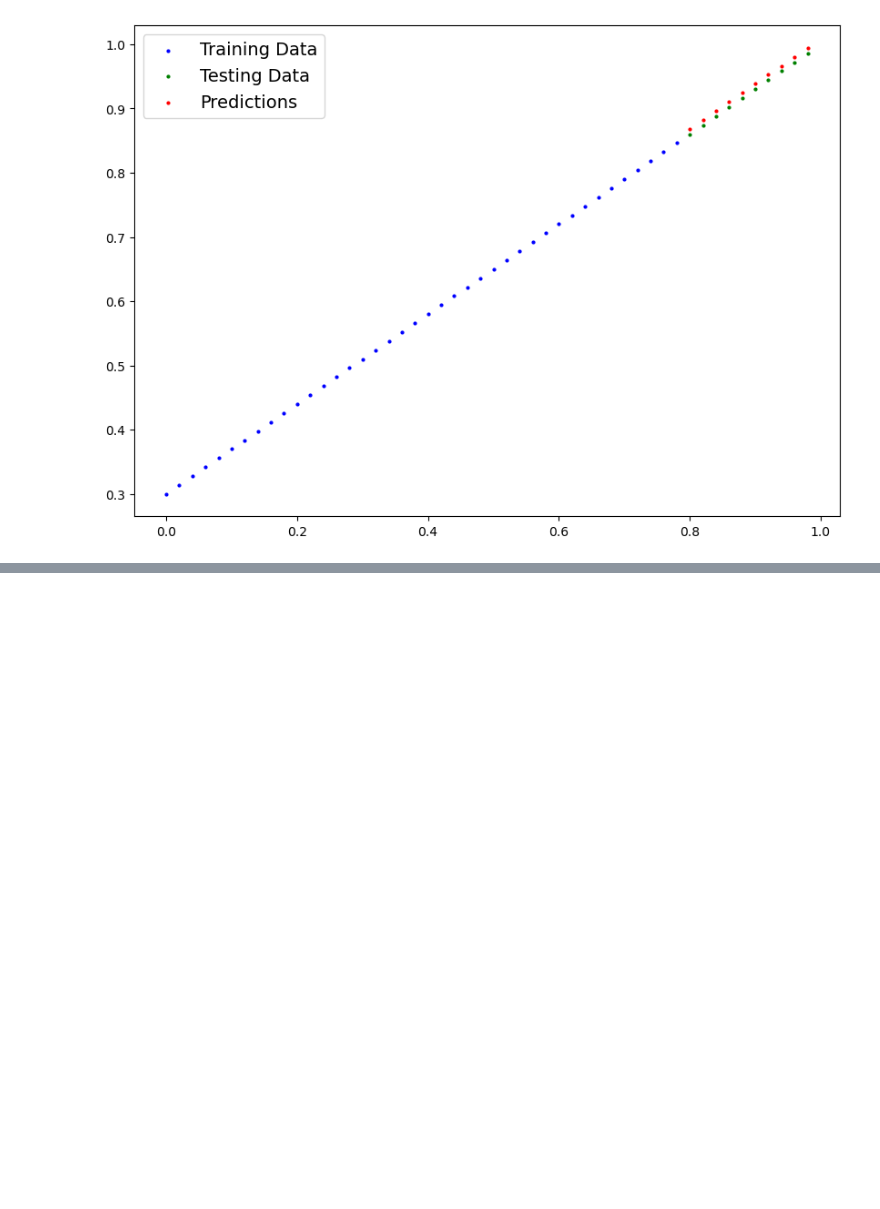
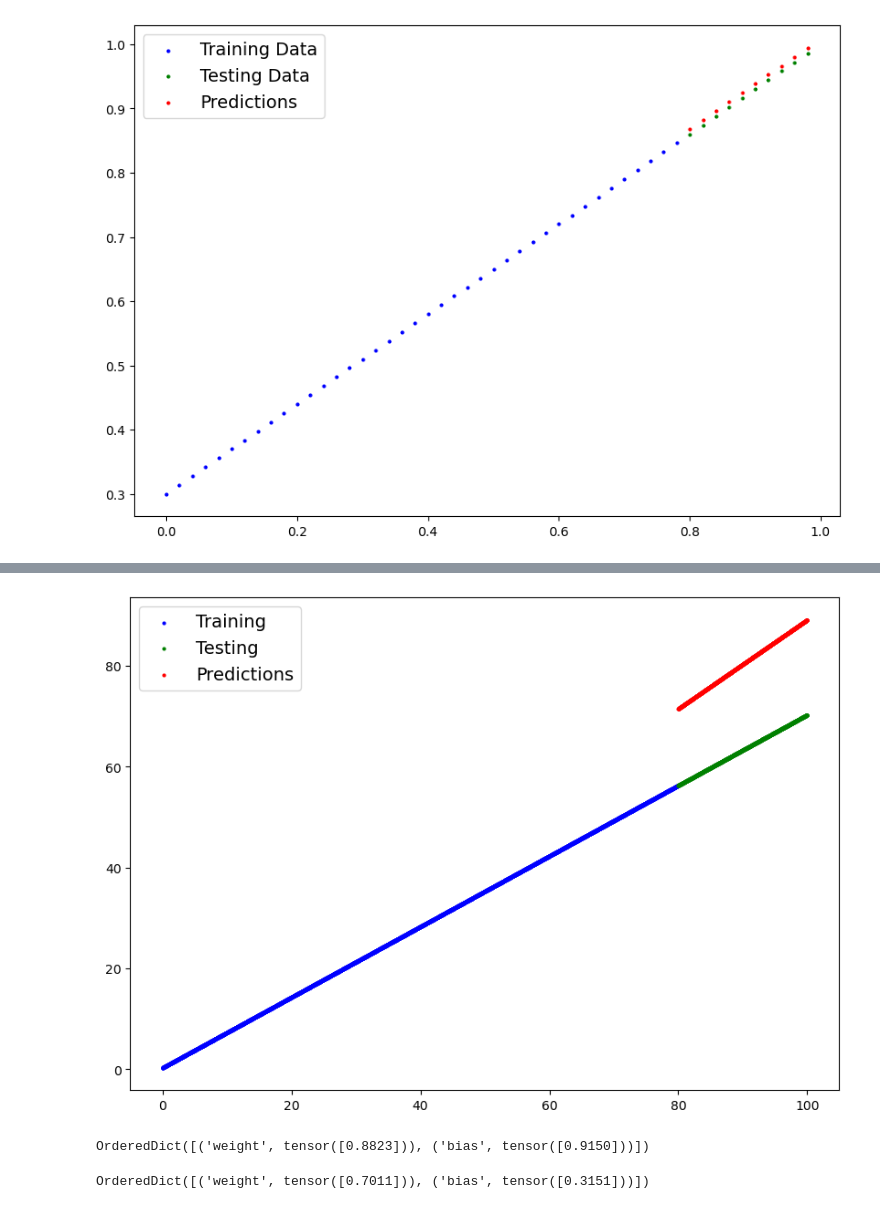
Before and after one commit to maheshsunuwar/deep-learning-pytorch, a Jupyter notebook: 01. PyTorch Workflow Fundamentals/01_pytorch_workflow_fundamentals.ipynb, the cells around one changed output, grey strips where cells are left out. Drawn from its saved outputs; the diff is of its cells as text; code cells hidden in the pictures; blank space fills up the shorter version.

```diff
--- a/01. PyTorch Workflow Fundamentals/01_pytorch_workflow_fundamentals.ipynb
+++ b/01. PyTorch Workflow Fundamentals/01_pytorch_workflow_fundamentals.ipynb
@@ -392,0 +524,16 @@ plot_predictions(predictions=y_preds_new)
+# %%
+# building a model
+torch.manual_seed(42)
+class CustomLinearRegressionModel(nn.Module):
+
+    def __init__(self):
+        super().__init__()
+        self.weight = nn.Parameter(
+            torch.rand(1), requires_grad=True
+        )
+        self.bias = nn.Parameter(
+            torch.rand(1), requires_grad=True
+        )
+
+    def forward(self, x: torch.Tensor) -> torch.Tensor:
+        return self.weight*x + self.bias
@@ -392,0 +542,4 @@ plot_predictions(predictions=y_preds_new)
+# %%
+model_1 = CustomLinearRegressionModel()
+
+list(model_1.parameters())
@@ -392,0 +555,5 @@ plot_predictions(predictions=y_preds_new)
+# %%
+# making initial predictions
+with torch.inference_mode():
+    y_preds = model_1(X_test)
+y_preds
@@ -392,0 +595,4 @@ plot_predictions(predictions=y_preds_new)
+# %%
+plot_predictions(predictions=y_preds)
+# %% [output]
+[figure, added]
@@ -392,0 +601,40 @@ plot_predictions(predictions=y_preds_new)
+# %%
+model_1.state_dict()
+# %% [output]
+OrderedDict([('weight', tensor([0.8823])), ('bias', tensor([0.9150]))])
+# %%
+# create/training a model
+
+loss_fn = nn.L1Loss()
+optimizer = torch.optim.SGD(
+    params=model_1.parameters(),
+    lr=0.1
+)
+
+epochs = 1000
+
+for epoch in range(epochs):
+    # Training Loop
+    # set the model for training mode
+    model_1.train()
+    ## forward pass
+    y_pred = model_1(X_train)
+
+    loss = loss_fn(y_pred, y_train)
+    optimizer.zero_grad()
+    loss.backward()
+    optimizer.step()
+
+    # Tresting Loop
+    #set the model for testing mode
+    model_1.eval()
+    with torch.inference_mode():
+        ## forward pass
+        test_preds = model_1(X_test)
+        ## calculate the loss
+        test_loss = loss_fn(test_preds, y_test)
+
+
+model_1.state_dict()
+# %% [output]
+OrderedDict([('weight', tensor([0.7011])), ('bias', tensor([0.3151]))])
```
Also changed, not shown: parts of 31 cells of this notebook, 4 other files.
